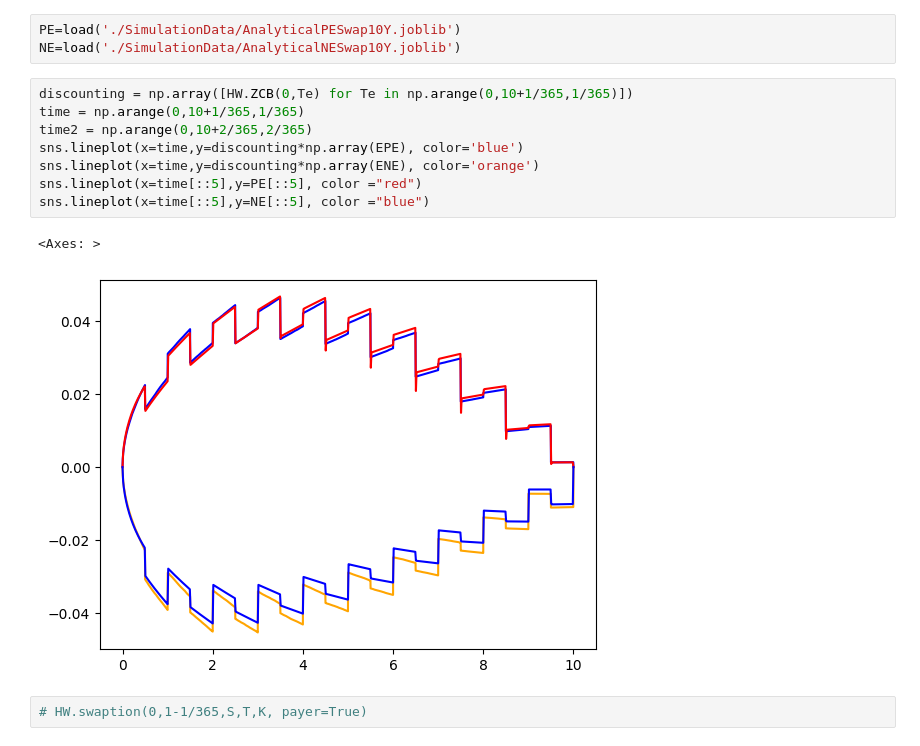
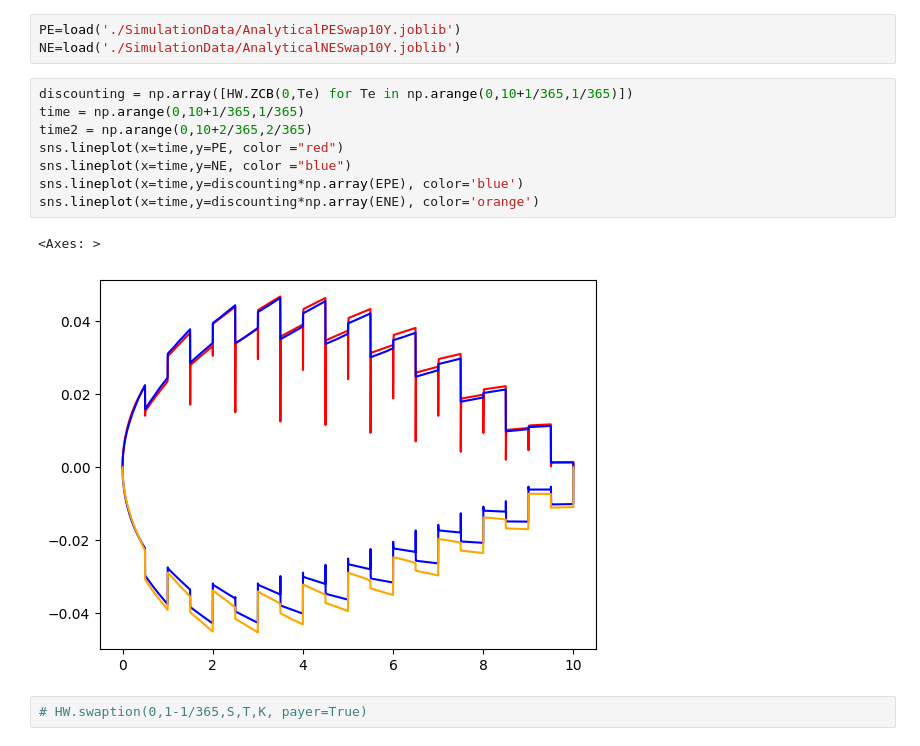
Before and after one commit to Eskild-afk/MasterThesis, a Jupyter notebook: AnalyticalXVASwap.ipynb, the cells around one changed output. Drawn from its saved outputs; the diff is of its cells as text.

```diff
--- a/AnalyticalXVASwap.ipynb
+++ b/AnalyticalXVASwap.ipynb
@@ -27,14 +27,14 @@ NE=load('./SimulationData/AnalyticalNESwap10Y.joblib')
 # %%
 discounting = np.array([HW.ZCB(0,Te) for Te in np.arange(0,10+1/365,1/365)])
 time = np.arange(0,10+1/365,1/365)
 time2 = np.arange(0,10+2/365,2/365)
+sns.lineplot(x=time,y=PE, color ="red")
+sns.lineplot(x=time,y=NE, color ="blue")
 sns.lineplot(x=time,y=discounting*np.array(EPE), color='blue')
 sns.lineplot(x=time,y=discounting*np.array(ENE), color='orange')
-sns.lineplot(x=time[::5],y=PE[::5], color ="red")
-sns.lineplot(x=time[::5],y=NE[::5], color ="blue")
 # %% [output]
 <Axes: >
-[figure, old version]
+[figure, new version]
 # %%
 # HW.swaption(0,1-1/365,S,T,K, payer=True)
 # %%
```
Also changed, not shown: parts of 3 cells of this notebook, 1 other file.
